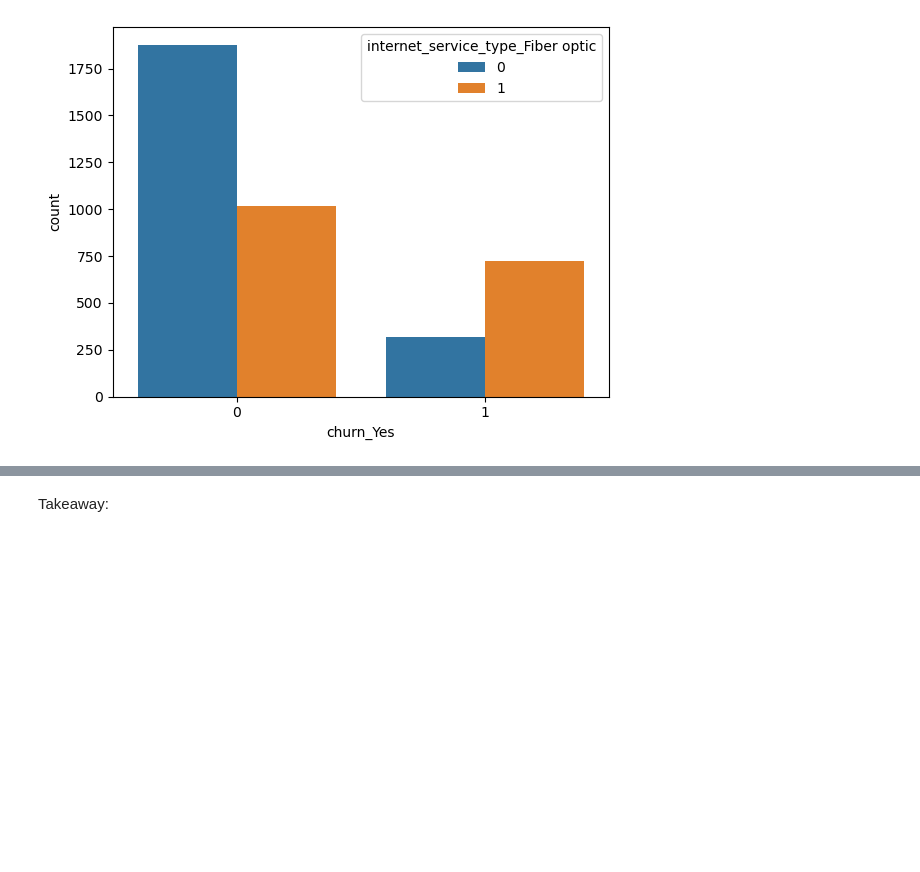
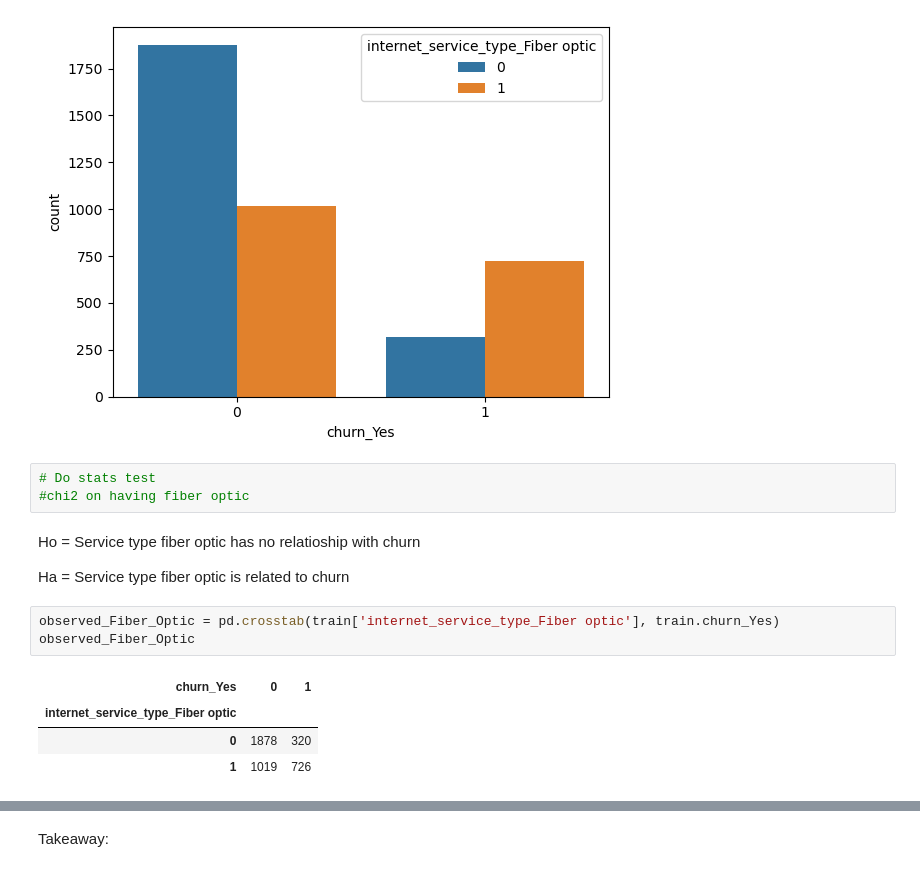
Before and after one commit to stephen-c-perry/Telco_Churn_Classification_Project, a Jupyter notebook: scratchwork_1.ipynb, the cells around one changed output, grey strips where cells are left out. Saved outputs shown, nothing was run; the diff lists cells and outputs as text; blank space fills up the shorter version.

```diff
--- a/scratchwork_1.ipynb
+++ b/scratchwork_1.ipynb
@@ -380,3 +454,18 @@ sns.countplot(data = train, x = 'churn_Yes', hue = 'internet_service_type_Fiber
 # %% [output]
 <AxesSubplot:xlabel='churn_Yes', ylabel='count'>
 [figure]
+# %%
+# Do stats test
+#chi2 on having fiber optic
+# %% [markdown]
+Ho = Service type fiber optic has no relatioship with churn
+
+Ha = Service type fiber optic is related to churn
+# %%
+observed_Fiber_Optic = pd.crosstab(train['internet_service_type_Fiber optic'], train.churn_Yes)
+observed_Fiber_Optic
+# %% [output]
+| churn_Yes | 0 | 1 |
+| internet_service_type_Fiber optic |  |  |
+| 0 | 1878 | 320 |
+| 1 | 1019 | 726 |
```
Also changed, not shown: parts of 22 cells of this notebook.
